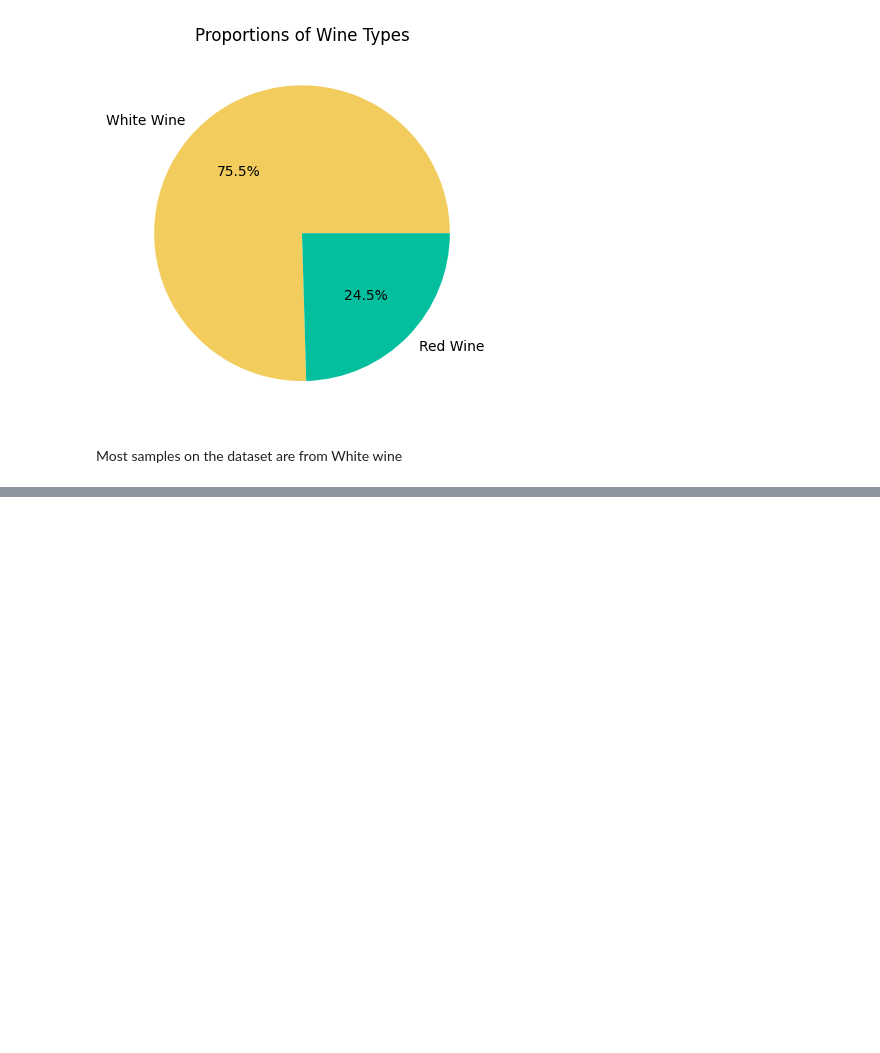
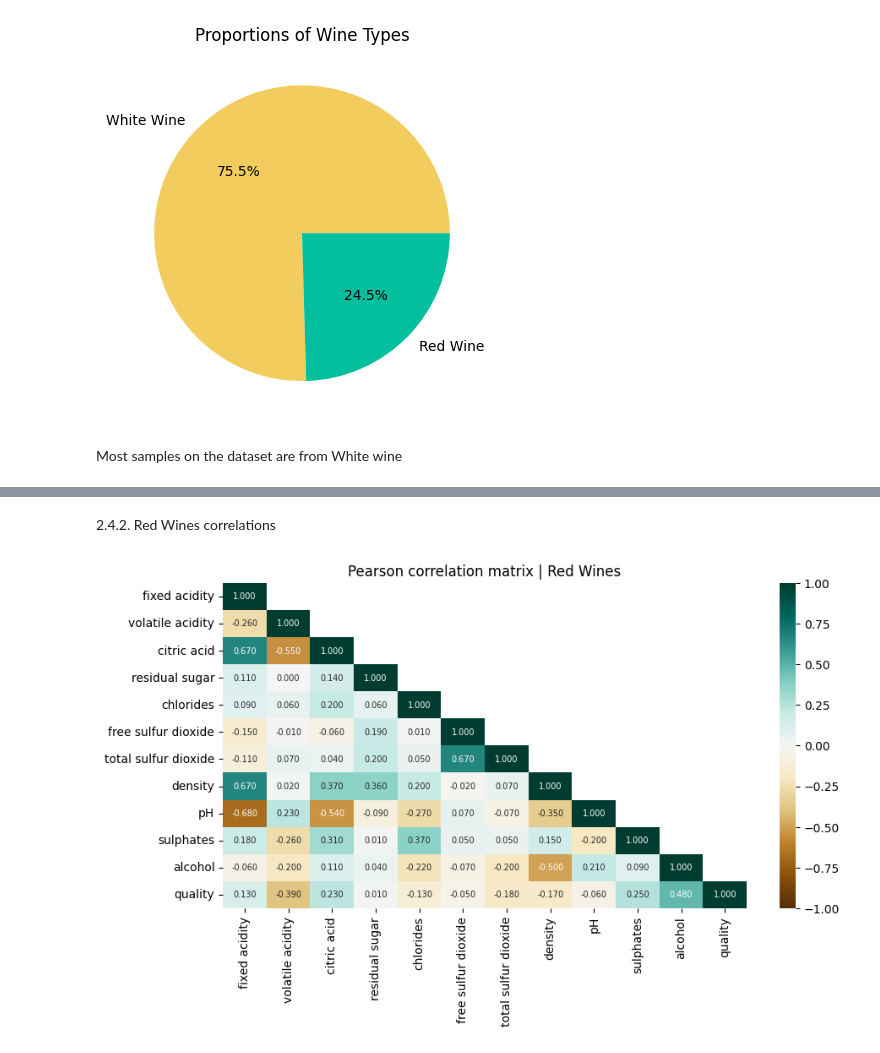
Before and after one commit to marcemir/wine, a Jupyter notebook: WineQualityEDA.ipynb, the cells around one changed output, grey strips where cells are left out. Drawn from its saved outputs; the diff is of its cells as text; code cells hidden in the pictures; blank space fills up the shorter version.

Commit message:
Deleted redundant files and updated data analysis scripts

```diff
--- a/WineQualityEDA.ipynb
+++ b/WineQualityEDA.ipynb
@@ -271,0 +275,24 @@ df_white.describe().round(2).T
+# %% [markdown]
+2.4.2. Red Wines correlations
+# %%
+# DataSubset with Red Wines
+df_red = df[df["Type"] == "Red Wine"]
+# %%
+# Search for correalations between variables
+df_red_continuous_vars = df_red.select_dtypes(include=[np.number])
+
+# Correlacón de Pearson
+corr_red = df_red_continuous_vars.corr().round(2)
+
+fig,ax = plt.subplots(figsize=(10, 5))
+# Crea una máscara para ocultar los valores superiores a la diagonal
+mask = np.triu(np.ones_like(corr_white, dtype=bool))
+np.fill_diagonal(mask, False)
+# Create the heatmap using the `heatmap` function of Seaborn
+sns.heatmap(corr_red, vmin=-1, vmax=1, annot=True, fmt=".3f", annot_kws={"size": 7}, cmap='BrBG', mask=mask)
+
+# Display the heatmap using the `show` method of the `pyplot` module from matplotlib.
+plt.title ("Pearson correlation matrix | Red Wines")
+plt.show()
+# %% [output]
+[figure, added]
```
Also changed, not shown: parts of 38 cells of this notebook, 1 other file.
